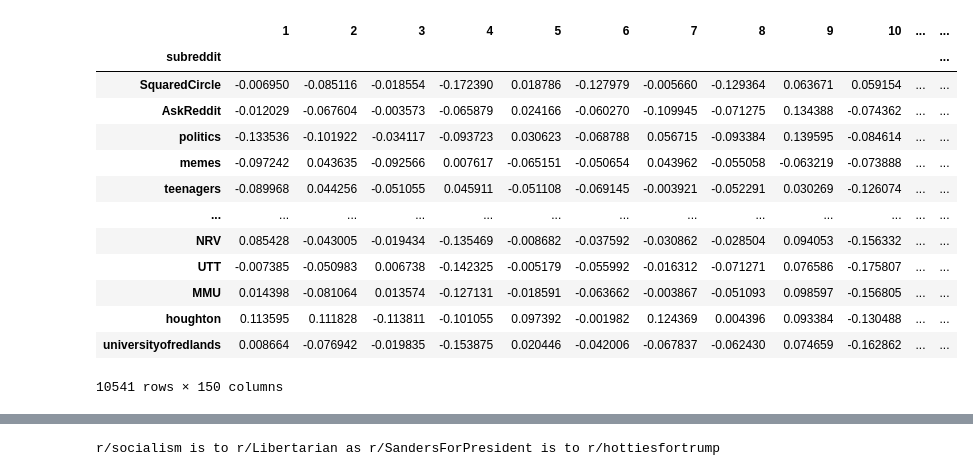
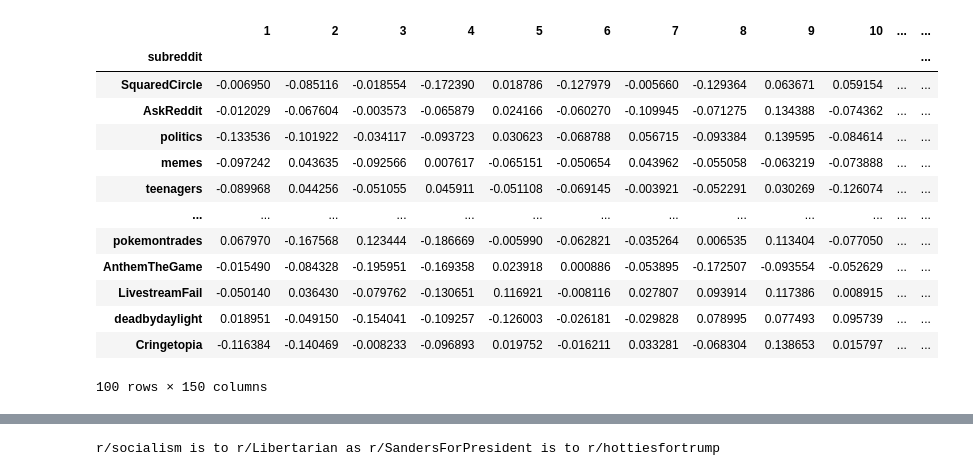
Before and after one commit to CSSLab/political-subreddits, a Jupyter notebook: Analogy_Dimensions.ipynb, the cells around one changed output, grey strips where cells are left out. Cells and saved outputs as stored; diff of their text form; code cells hidden in the pictures.

Commit message:
Analogy dimensions takes embedding (and  also works)

```diff
--- a/Analogy_Dimensions.ipynb
+++ b/Analogy_Dimensions.ipynb
@@ -8,24 +8,24 @@ import numpy as np
 import pandas as pd
 # %%
 TIME_FRAME = "biweekly"
-subreddits, vectors  = load_embedding("/h/224/cameron/Political-Subreddit-Embedding/trained_embeddings/adapted_vecs.txt")
+subreddits, vectors  = load_embedding("/h/224/cameron/Political-Subreddit-Embedding/trained_embeddings/adapted_vecs.txt",nrows=100)
 embedding = pd.concat([subreddits, vectors], axis=1).set_index("subreddit")
 del subreddits, vectors
 embedding
 # %% [output]
 |  | 1 | 2 | 3 | 4 | 5 | 6 | 7 | 8 | 9 | 10 | ... | ... |
 | subreddit |  |  |  |  |  |  |  |  |  |  |  | ... |
 | SquaredCircle | -0.006950 | -0.085116 | -0.018554 | -0.172390 | 0.018786 | -0.127979 | -0.005660 | -0.129364 | 0.063671 | 0.059154 | ... | ... |
 | AskReddit | -0.012029 | -0.067604 | -0.003573 | -0.065879 | 0.024166 | -0.060270 | -0.109945 | -0.071275 | 0.134388 | -0.074362 | ... | ... |
 | politics | -0.133536 | -0.101922 | -0.034117 | -0.093723 | 0.030623 | -0.068788 | 0.056715 | -0.093384 | 0.139595 | -0.084614 | ... | ... |
 | memes | -0.097242 | 0.043635 | -0.092566 | 0.007617 | -0.065151 | -0.050654 | 0.043962 | -0.055058 | -0.063219 | -0.073888 | ... | ... |
 | teenagers | -0.089968 | 0.044256 | -0.051055 | 0.045911 | -0.051108 | -0.069145 | -0.003921 | -0.052291 | 0.030269 | -0.126074 | ... | ... |
 | ... | ... | ... | ... | ... | ... | ... | ... | ... | ... | ... | ... | ... |
-| NRV | 0.085428 | -0.043005 | -0.019434 | -0.135469 | -0.008682 | -0.037592 | -0.030862 | -0.028504 | 0.094053 | -0.156332 | ... | ... |
-| UTT | -0.007385 | -0.050983 | 0.006738 | -0.142325 | -0.005179 | -0.055992 | -0.016312 | -0.071271 | 0.076586 | -0.175807 | ... | ... |
-| MMU | 0.014398 | -0.081064 | 0.013574 | -0.127131 | -0.018591 | -0.063662 | -0.003867 | -0.051093 | 0.098597 | -0.156805 | ... | ... |
-| houghton | 0.113595 | 0.111828 | -0.113811 | -0.101055 | 0.097392 | -0.001982 | 0.124369 | 0.004396 | 0.093384 | -0.130488 | ... | ... |
-| universityofredlands | 0.008664 | -0.076942 | -0.019835 | -0.153875 | 0.020446 | -0.042006 | -0.067837 | -0.062430 | 0.074659 | -0.162862 | ... | ... |
+| pokemontrades | 0.067970 | -0.167568 | 0.123444 | -0.186669 | -0.005990 | -0.062821 | -0.035264 | 0.006535 | 0.113404 | -0.077050 | ... | ... |
+| AnthemTheGame | -0.015490 | -0.084328 | -0.195951 | -0.169358 | 0.023918 | 0.000886 | -0.053895 | -0.172507 | -0.093554 | -0.052629 | ... | ... |
+| LivestreamFail | -0.050140 | 0.036430 | -0.079762 | -0.130651 | 0.116921 | -0.008116 | 0.027807 | 0.093914 | 0.117386 | 0.008915 | ... | ... |
+| deadbydaylight | 0.018951 | -0.049150 | -0.154041 | -0.109257 | -0.126003 | -0.026181 | -0.029828 | 0.078995 | 0.077493 | 0.095739 | ... | ... |
+| Cringetopia | -0.116384 | -0.140469 | -0.008233 | -0.096893 | 0.019752 | -0.016211 | 0.033281 | -0.068304 | 0.138653 | 0.015797 | ... | ... |
-10541 rows × 150 columns
+100 rows × 150 columns
 # %%
 tqdm.pandas()
```
Also changed, not shown: parts of 5 cells of this notebook.
